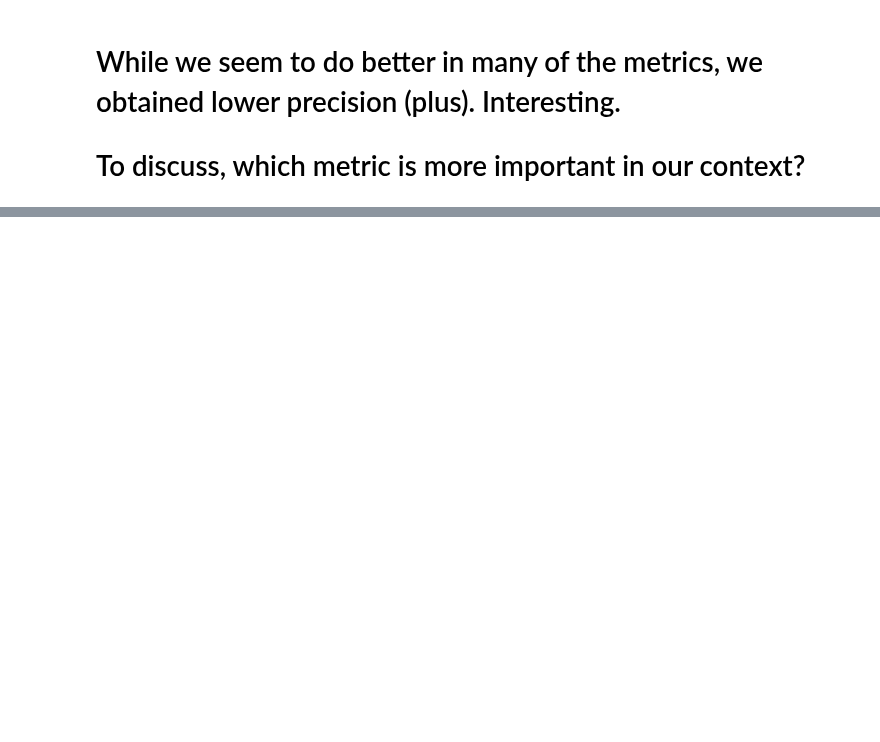
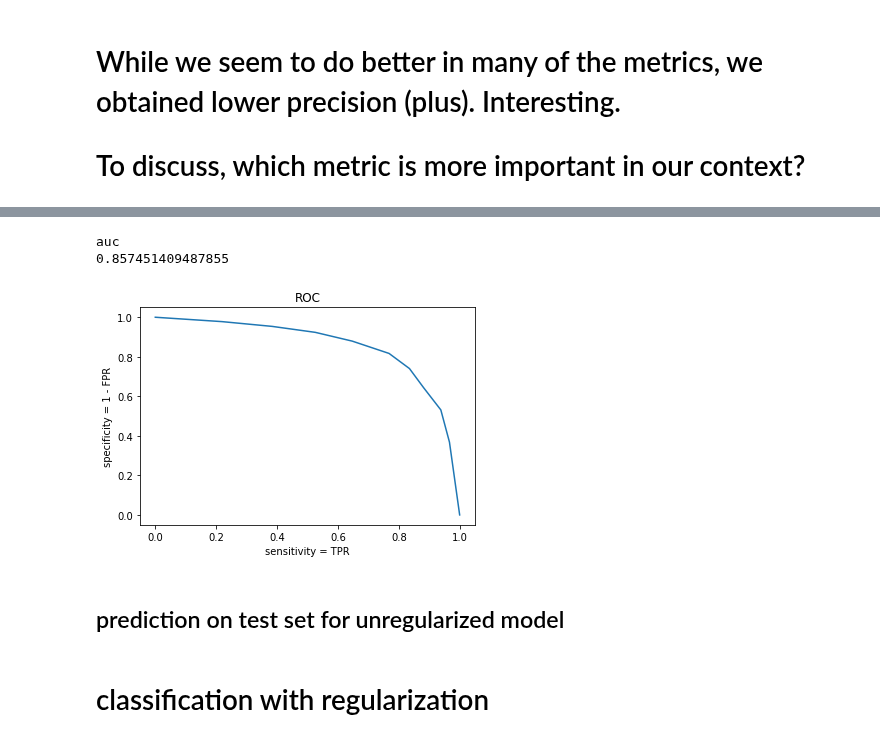
Before and after one commit to FJYang96/CS229-Project, a Jupyter notebook: FinalProject.ipynb, the cells around one changed output, grey strips where cells are left out. Cells and saved outputs as stored; diff of their text form; code cells hidden in the pictures; blank space fills up the shorter version.

```diff
--- a/FinalProject.ipynb
+++ b/FinalProject.ipynb
@@ -49,6 +47,8 @@ X = X.drop('Comorbidities',axis=1)
 feature_names.remove('PharmGKB_Subject_ID')
 feature_names.remove('Medications')
 feature_names.remove('Comorbidities')
+# %%
+y = y>30 #this line converts labels to binary
 # %%
 ####################################################################
 # Encode different features with numeric/label/onehot encodings
@@ -349,0 +370,15 @@ print(precision_minus) #benchmark = 50%
+# %%
+#note TPR = sensitivity, FPR = 1 - specificity
+#FPR is important because we want to avoid overdosing
+plt.plot(sensitivity, specificity)
+plt.xlabel('sensitivity = TPR')
+plt.ylabel('specificity = 1 - FPR')
+plt.title('ROC')
+plt.savefig('logreg_baseline_ROC.png')
+
+print('auc')
+print(auc(sensitivity,specificity)) #auc takes in arguments (x,y)
+# %% [output]
+auc
+0.857451409487855
+[figure, added]
@@ -349,0 +393,2 @@ print(precision_minus) #benchmark = 50%
+# %% [markdown]
+## prediction on test set for unregularized model
@@ -349,0 +417,2 @@ print(precision_minus) #benchmark = 50%
+# %% [markdown]
+# classification with regularization
```
Also changed, not shown: parts of 27 cells of this notebook.
